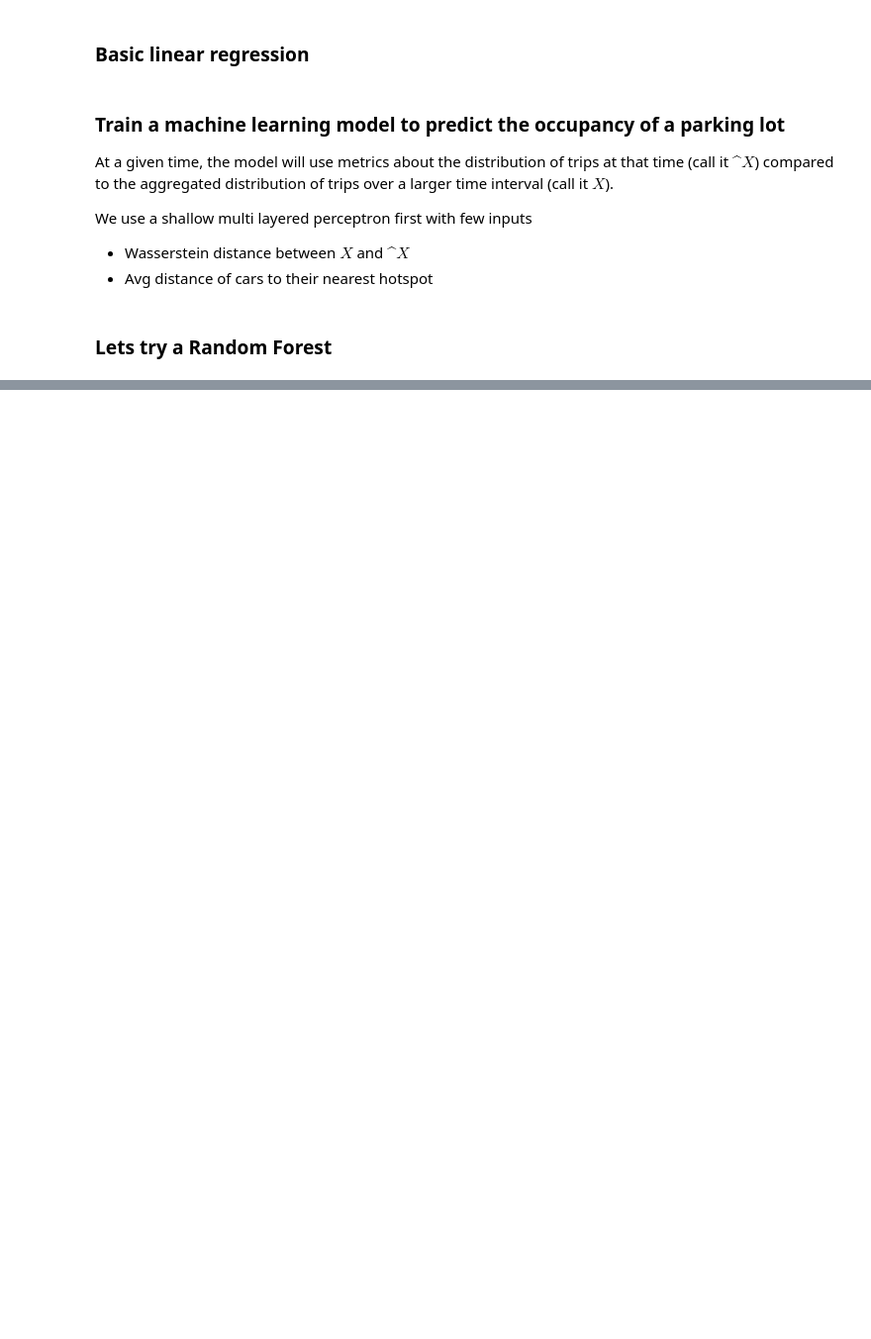
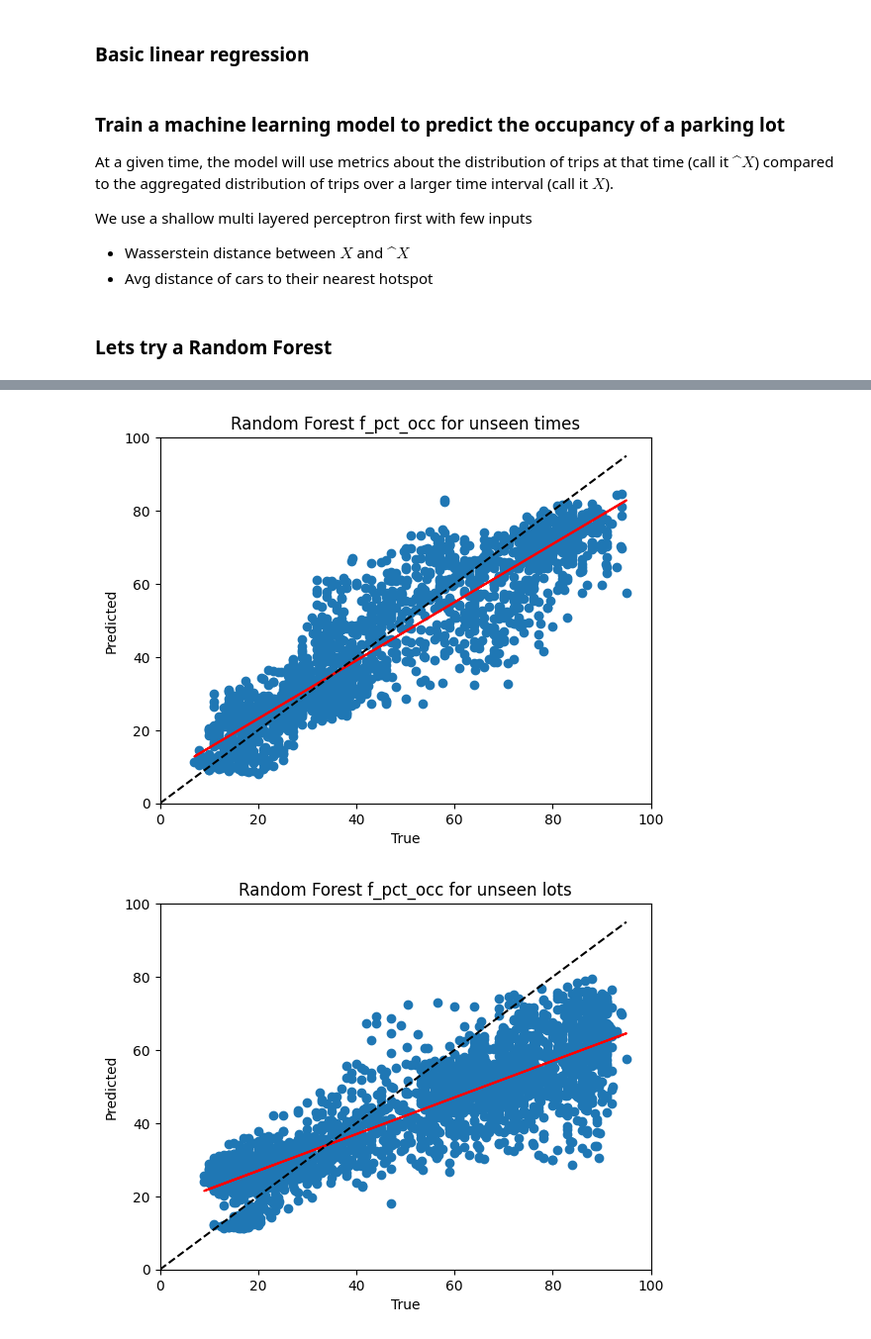
Before and after one commit to INRIX-Logan-Garwood/Parking-Location-vs-Occupancy, a Jupyter notebook: notebooks/train_model.ipynb, the cells around one changed output, grey strips where cells are left out. Shown: that part at 99% size. Saved outputs shown, nothing was run; the diff lists cells and outputs as text; code cells hidden in the pictures; blank space fills up the shorter version.

```diff
--- a/notebooks/train_model.ipynb
+++ b/notebooks/train_model.ipynb
@@ -9,15 +19,19 @@ import pytz
 # %% [markdown]
 ### Load Data
 # %%
-X = pd.read_csv('../results/csvs/training_data_2022-11_to_2023-03.csv')
+# X = pd.read_csv('../results/csvs/training_data_2022-11_to_2023-03.csv')
+X = pd.read_csv('../results/csvs/corrected_training_data_2022-11_to_2023-03.csv')
 y = pd.read_csv('../data/IrvineSpectrumCenter_parking_2022-11_to_2023-03.csv')
 lot_ids = list(X['pk_lot'].unique())
 y = y[y['pk_lot'].isin(lot_ids)]
 
 # remove the -8:00 from the end of the timestamp. I didn't mean to add it in the first place
-X['timestamp'] = X['timestamp'].apply(lambda x: x[:-6])
-X['timestamp'] = pd.to_datetime(X['timestamp'])
-X['timestamp'] = X['timestamp'].dt.tz_localize('UTC')
+# X['timestamp'] = X['timestamp'].apply(lambda x: x[:-6])
+# X['timestamp'] = pd.to_datetime(X['timestamp'])
+# X['timestamp'] = X['timestamp'].dt.tz_localize('UTC')
+
+# convert timestamp to datetime when the rows have different timezones
+X['timestamp'] = pd.to_datetime(X['timestamp'], utc=True)
 X['timestamp'] = X['timestamp'].dt.tz_convert('US/Pacific')
 
 # sort by timestamp
@@ -297,0 +380,41 @@ from sklearn.tree import plot_tree
+# %%
+# visualize time results
+plt.scatter(y_time_test, y_time_pred)
+# line of best fit
+m, b = np.polyfit(y_time_test, y_time_pred, 1)
+plt.plot(y_time_test, m*y_time_test + b, color='red')
+max_val = max(max(y_time_test), max(y_time_pred))
+plt.plot([0, max_val], [0, max_val], color='black', linestyle='--')
+if output_feature == 'f_pct_occ':
+    plt.xlim(0, 100)
+    plt.ylim(0, 100)
+plt.xlabel('True')
+plt.ylabel('Predicted')
+plt.title(f'Random Forest {output_feature} for unseen times')
+plt.show()
+
+# visualize lot results
+plt.scatter(y_lot_test, y_lot_pred)
+# line of best fit
+m, b = np.polyfit(y_lot_test, y_lot_pred, 1)
+plt.plot(y_lot_test, m*y_lot_test + b, color='red')
+max_val = max(max(y_lot_test), max(y_lot_pred))
+plt.plot([0, max_val], [0, max_val], color='black', linestyle='--')
+if output_feature == 'f_pct_occ':
+    plt.xlim(0, 100)
+    plt.ylim(0, 100)
+plt.xlabel('True')
+plt.ylabel('Predicted')
+plt.title(f'Random Forest {output_feature} for unseen lots')
+plt.show()
+
+# plot feature importance
+fig = plt.figure(figsize=(14, 5))
+importance = model.feature_importances_
+plt.bar([x for x in range(len(importance))], importance)
+plt.xticks(ticks=[x for x in range(len(importance))], labels=input_features)
+plt.title('Feature Importance')
+plt.show()
+# %% [output]
+[figure, added]
+[figure, added]
```
Also changed, not shown: parts of 22 cells of this notebook.
